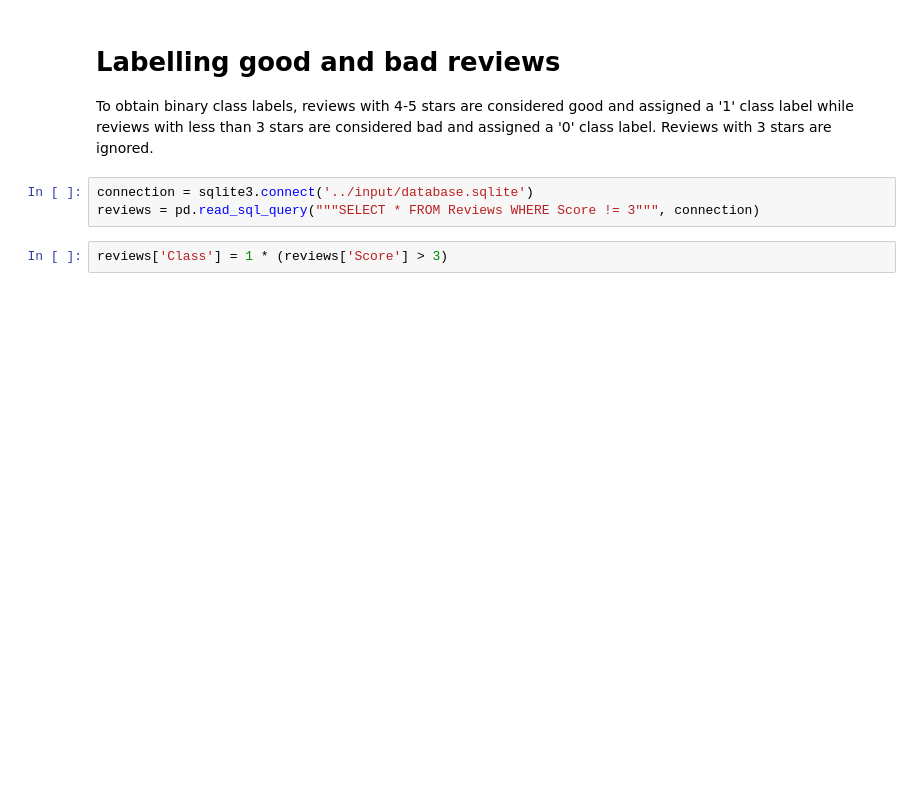
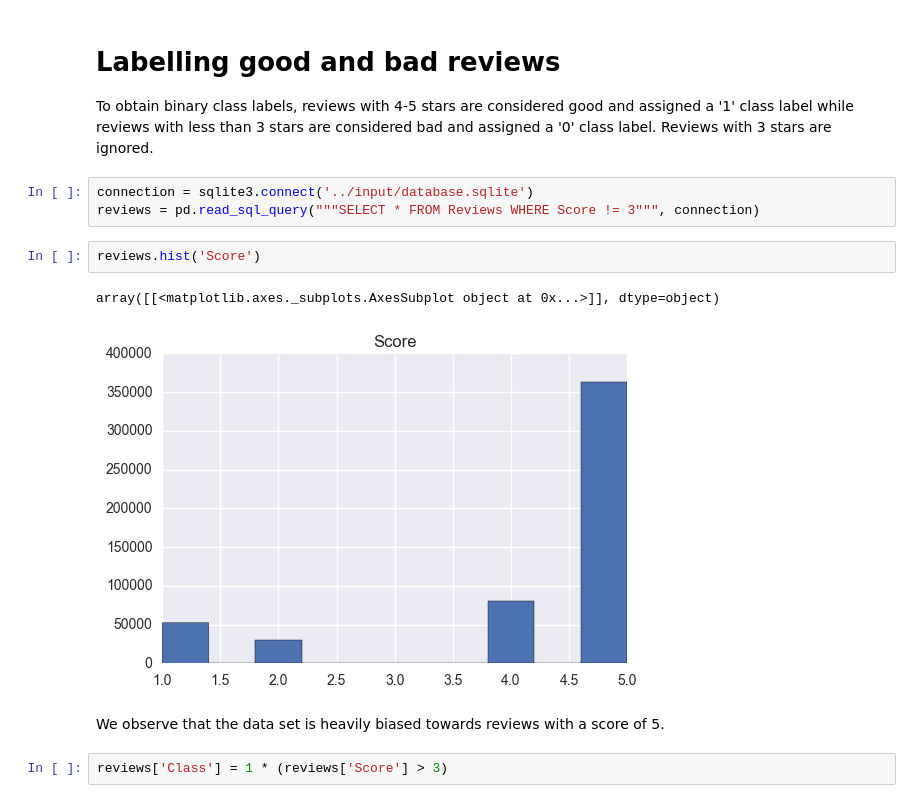
Before and after one commit to JungeAlexander/kaggle-amazon-fine-food-reviews, a Jupyter notebook: bin/word2vec_classification.ipynb, the cells around one changed output. Drawn from its saved outputs; the diff is of its cells as text; blank space fills up the shorter version.

```diff
--- a/bin/word2vec_classification.ipynb
+++ b/bin/word2vec_classification.ipynb
@@ -20,6 +34,13 @@ To obtain binary class labels, reviews with 4-5 stars are considered good and as
 # %%
 connection = sqlite3.connect('../input/database.sqlite')
 reviews = pd.read_sql_query("""SELECT * FROM Reviews WHERE Score != 3""", connection)
+# %%
+reviews.hist('Score')
+# %% [output]
+array([[<matplotlib.axes._subplots.AxesSubplot object at 0x...>]], dtype=object)
+[figure, added]
+# %% [markdown]
+We observe that the data set is heavily biased towards reviews with a score of 5.
 # %%
 reviews['Class'] = 1 * (reviews['Score'] > 3)
 # %%
```
Also changed, not shown: parts of 15 cells of this notebook, 2 other files.
